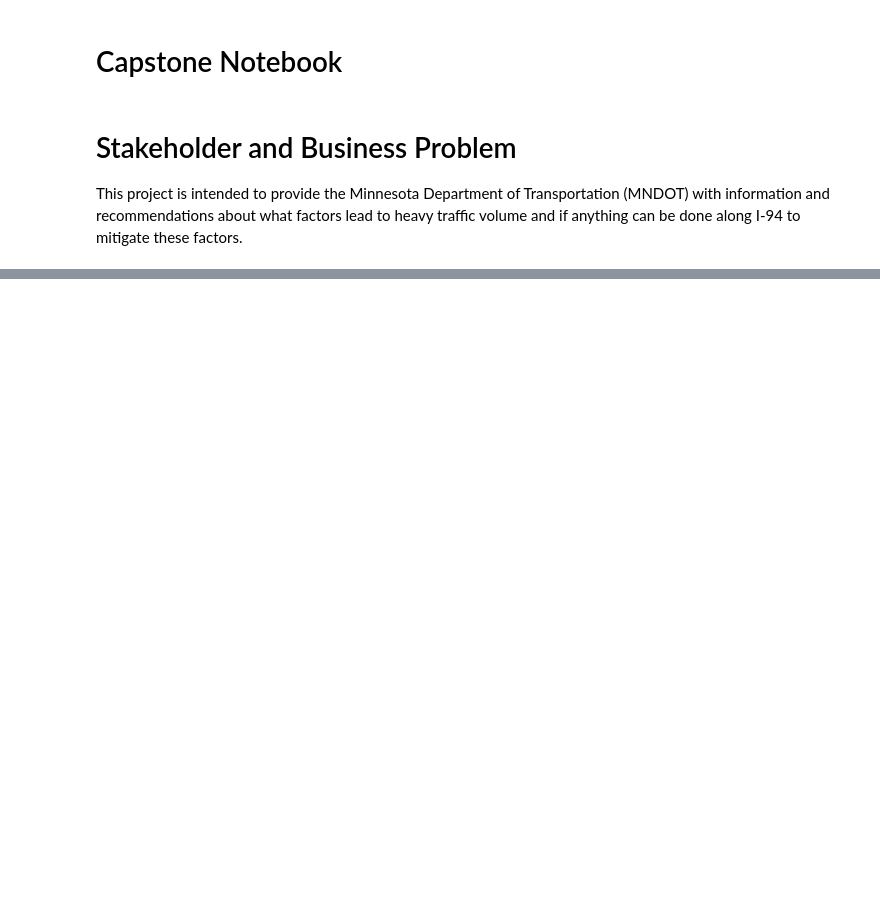
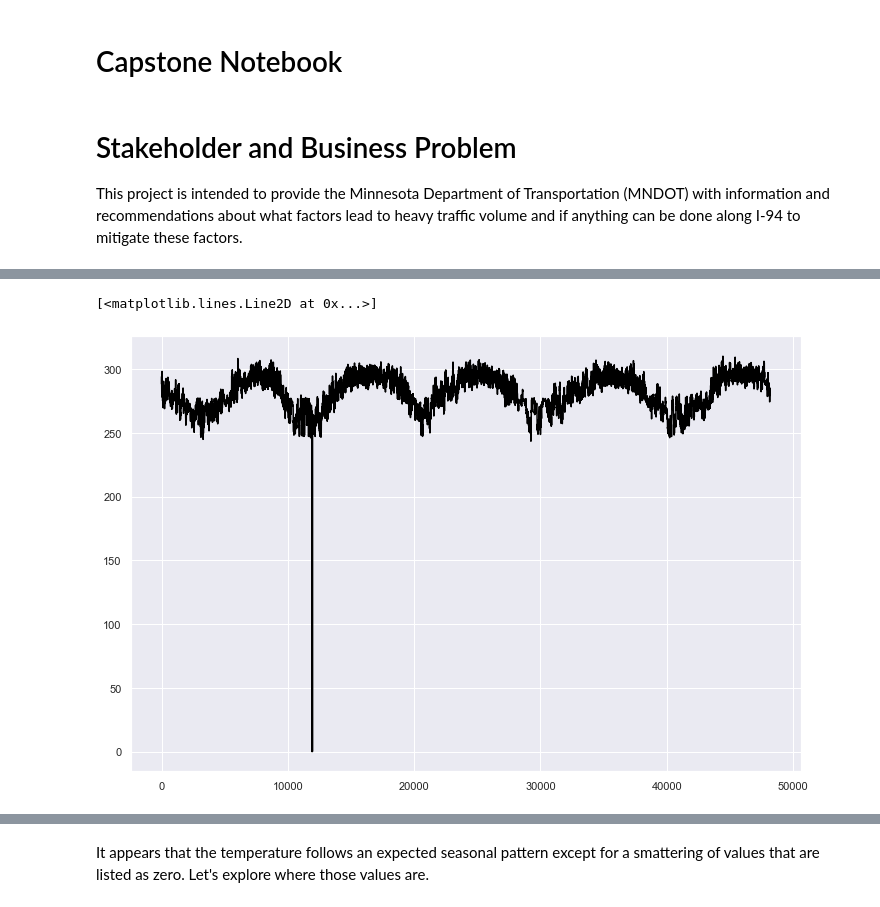
Before and after one commit to pschulk/I-94-Traffic-Volume-Predictions, a Jupyter notebook: EDA Notebook.ipynb, the cells around one changed output, grey strips where cells are left out. Saved outputs shown, nothing was run; the diff lists cells and outputs as text; code cells hidden in the pictures; blank space fills up the shorter version.

```diff
--- a/EDA Notebook.ipynb
+++ b/EDA Notebook.ipynb
@@ -41,0 +48,7 @@ time: 16 ms (started: 2023-04-03 08:59:46 -06:00)
+# %%
+# Plotting temperature over time for entire dataset
+fig, ax = plt.subplots(figsize=(12,8))
+plt.plot(df['temp'], color = "black", label='Temp')
+# %% [output]
+[<matplotlib.lines.Line2D at 0x...>]
+[figure, added]
@@ -41,0 +56,2 @@ time: 16 ms (started: 2023-04-03 08:59:46 -06:00)
+# %% [markdown]
+It appears that the temperature follows an expected seasonal pattern except for a smattering of values that are listed as zero. Let's explore where those values are.
```
Also changed, not shown: parts of 20 cells of this notebook, 2 other files.
